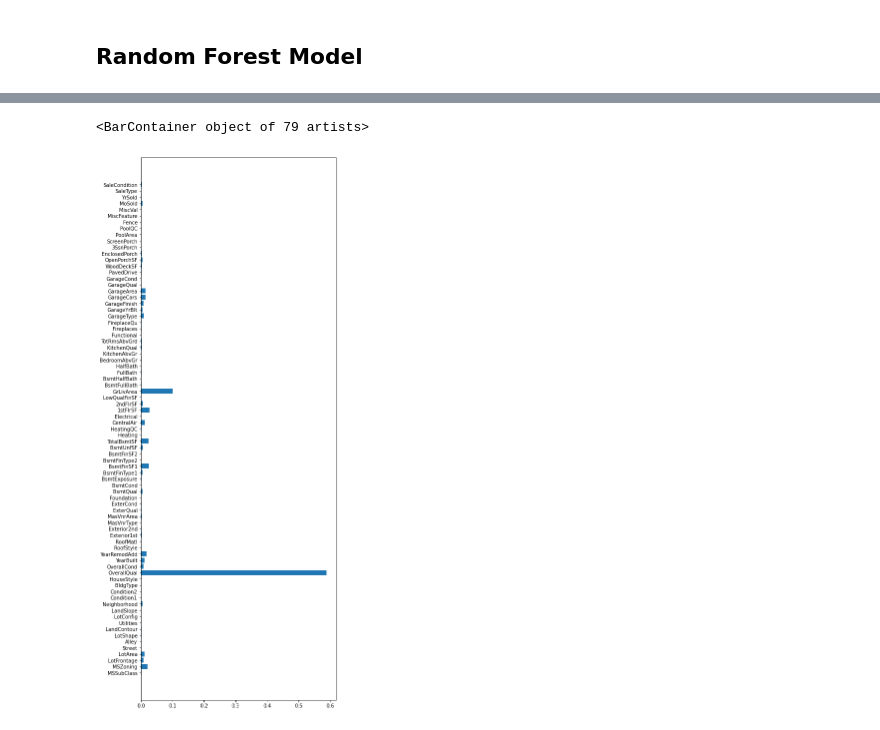
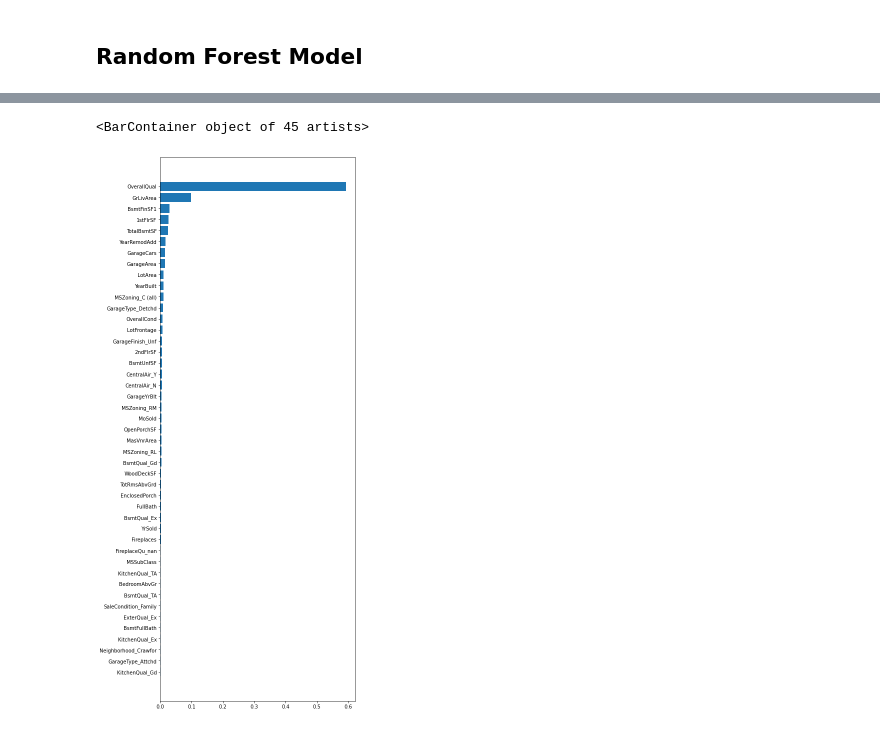
Before and after one commit to UCB-stat-159-s22/hw07-group27, a Jupyter notebook: main.ipynb, the cells around one changed output, grey strips where cells are left out. Drawn from its saved outputs; the diff is of its cells as text; code cells hidden in the pictures.

Commit message:
used one hot encoder

```diff
--- a/main.ipynb
+++ b/main.ipynb
@@ -33,5 +54,12 @@ object_column = data.select_dtypes(include = ['object']).columns.tolist()
+# %%
+def one_hot_encoding(data, column_name):
+
+    oh_enc = OneHotEncoder()
+    oh_enc.fit(data[[column_name]])
+    dummies = pd.DataFrame(oh_enc.transform(data[[column_name]]).todense(), columns=oh_enc.get_feature_names_out(), index = data.index)
+    data = data.drop(column_name, axis = 1)
+
+    return data.join(dummies)
 # %%
-label_encoder = preprocessing.LabelEncoder()
-
 for column in object_column:
-    data[column]= label_encoder.fit_transform(data[column])
+    data = one_hot_encoding(data, column)
@@ -159,0 +194,6 @@ array(['MSSubClass', 'MSZoning', 'LotFrontage', 'LotArea', 'Street',
+# %%
+dataframe = pd.DataFrame(rf.feature_importances_, rf.feature_names_in_)
+a = dataframe[dataframe[0] > .001]
+a = a.rename(columns = {0: 'values'})
+b = a.sort_values('values', ascending = True)
+b
@@ -160,6 +218,6 @@ array(['MSSubClass', 'MSZoning', 'LotFrontage', 'LotArea', 'Street',
 # %%
 plt.figure(figsize=(7, 20))
-plt.barh(rf.feature_names_in_, rf.feature_importances_)
+plt.barh(b.index, b['values'])
 # %% [output]
-<BarContainer object of 79 artists>
+<BarContainer object of 45 artists>
-[figure, old version]
+[figure, new version]
```
Also changed, not shown: parts of 13 cells of this notebook.
